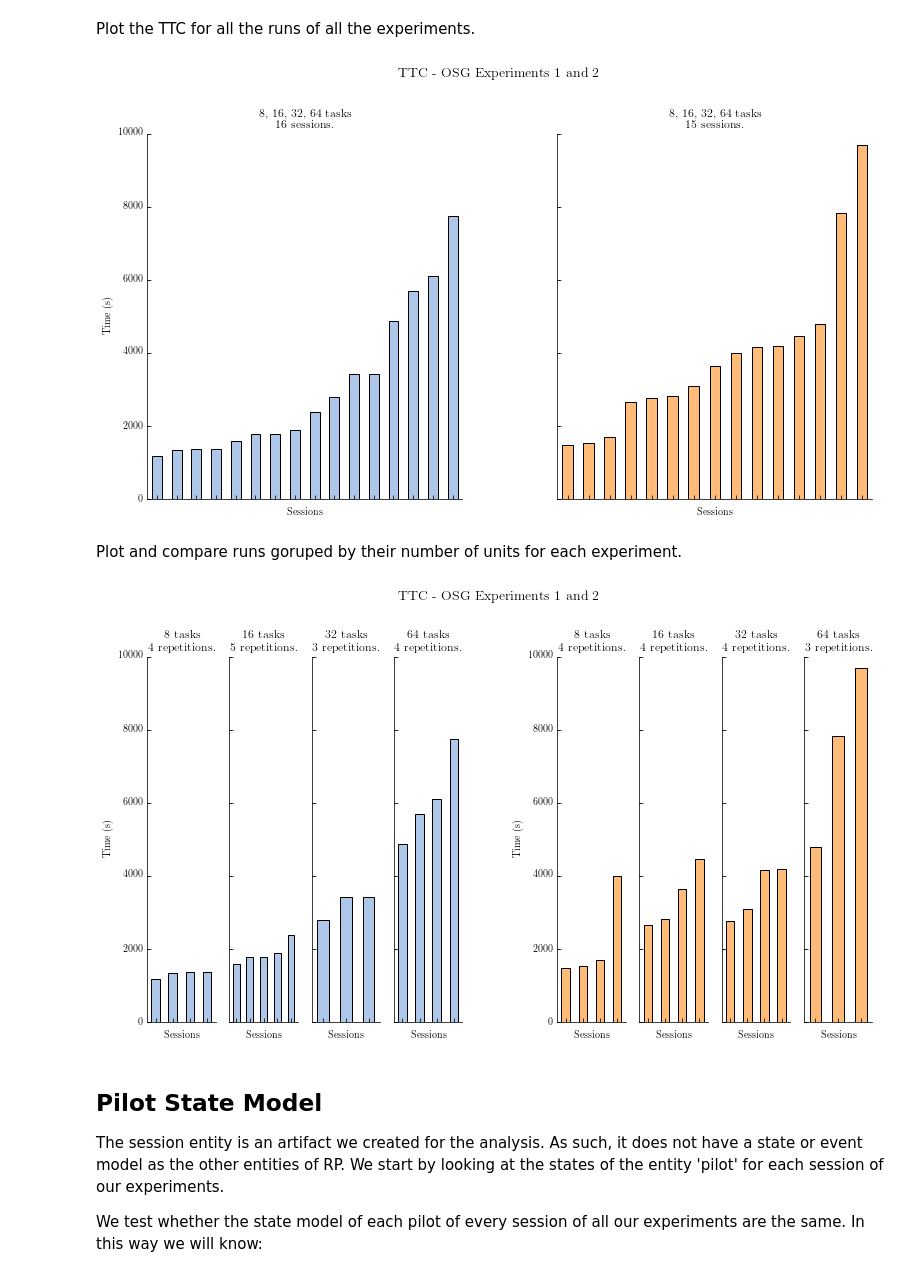
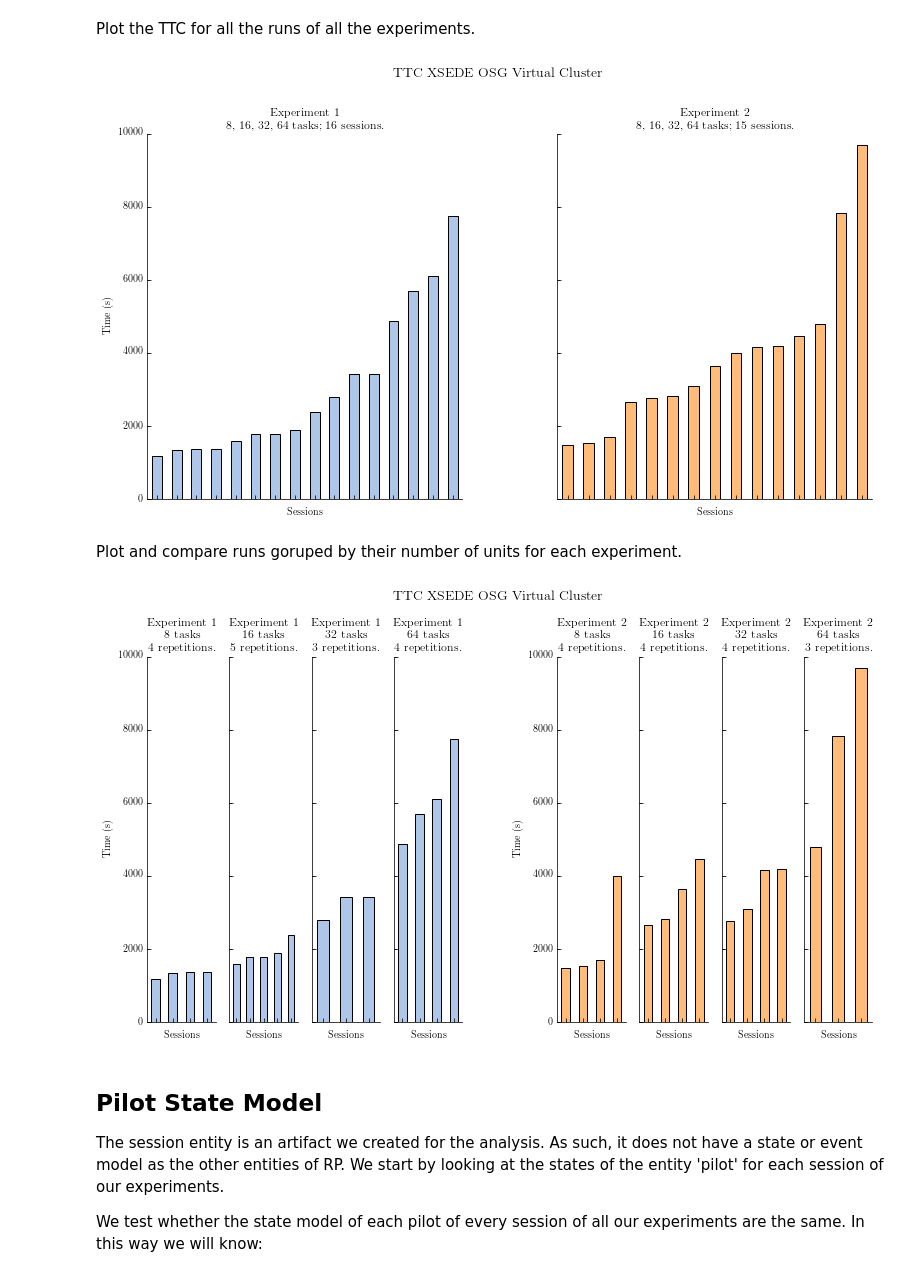
Before and after one commit to radical-cybertools/radical.analytics, a Jupyter notebook: use_cases/rp_on_osg/osg_analysis.ipynb, the cells around one changed output. Drawn from its saved outputs; the diff is of its cells as text; code cells hidden in the pictures.

```diff
--- a/use_cases/rp_on_osg/osg_analysis.ipynb
+++ b/use_cases/rp_on_osg/osg_analysis.ipynb
@@ -196,7 +196,7 @@ colors = {'exp1': tableau20[1],
           'exp2': tableau20[3]}
 
 fig = plt.figure(figsize=(13,7))
-fig.suptitle('TTC - OSG Experiments 1 and 2', fontsize=14)
+fig.suptitle('TTC XSEDE OSG Virtual Cluster', fontsize=14)
 plt.subplots_adjust(wspace=0.3, top=0.85)
 
 ttc_subplots = []
@@ -209,7 +209,7 @@ for splt in range(2):
     experiment = session['experiment'].unique()[0]
     ntasks = ', '.join([str(int(n)) for n in session['nunits'].unique()])
     color = colors[experiment]
-    title = '%s tasks\n%s sessions.' % (ntasks, session.shape[0])
+    title = 'Experiment %s\n%s tasks; %s sessions.' % (experiment[3], ntasks, session.shape[0])
 
     if not ax:
         ax.append(fig.add_subplot(1, 2, splt+1))
@@ -224,13 +224,15 @@ for splt in range(2):
     ax[splt].set_xlabel('Sessions')
     ax[splt].set_ylabel('Time (s)')
     fig.add_subplot(ax[splt])
+
+plt.savefig('figures/osg_ttc_experiments.pdf', dpi=600, bbox_inches='tight')
 # %% [output]
-[figure, old version]
+[figure, new version]
 # %% [markdown]
 Plot and compare runs goruped by their number of units for each experiment.
 # %%
 fig = plt.figure(figsize=(13,7))
-fig.suptitle('TTC - OSG Experiments 1 and 2', fontsize=14)
+fig.suptitle('TTC XSEDE OSG Virtual Cluster', fontsize=14)
 
 gs = []
 grid  = gridspec.GridSpec(1, 2)
@@ -245,35 +247,37 @@ for exp in sessions['experiment'].sort_values().unique():
                                       (sessions['nunits'] == nun) ].sort_values('TTC'))
 
 ax = []
 i  = 0
 while(i<8):
     for gn in range(2):
         for gc in range(4):
             session = ttc_subplots.pop(0)
             experiment = session['experiment'].unique()[0]
             ntasks = int(session['nunits'].unique()[0])
             color = colors[experiment]
-            title = '%s tasks\n%s repetitions.' % (ntasks, session.shape[0])
+            title = 'Experiment %s\n%s tasks\n%s repetitions.' % (experiment[3], ntasks, session.shape[0])
 
             if i == 0:
                 ax.append(plt.Subplot(fig, gs[gn][0, gc]))
             else:
                 ax.append(plt.Subplot(fig, gs[gn][0, gc], sharey=ax[0]))
             session['TTC'].plot(kind='bar', color=color, ax=ax[i], title=title)
             ax[i].spines["top"].set_visible(False)
             ax[i].spines["right"].set_visible(False)
             ax[i].get_xaxis().tick_bottom()
             ax[i].get_yaxis().tick_left()
             ax[i].set_xticklabels([])
             ax[i].set_xlabel('Sessions')
             if i == 7:
                 plt.setp(ax[i].get_yticklabels(), visible=False)
             else:
                 ax[i].set_ylabel('Time (s)')
             fig.add_subplot(ax[i])
             i += 1
+
+plt.savefig('figures/osg_ttc_nunits.pdf', dpi=600, bbox_inches='tight')
 # %% [output]
-[figure, old version]
+[figure, new version]
 # %% [markdown]
 ## Pilot State Model
 
```
Also changed, not shown: parts of 6 cells of this notebook, 3 other files.
